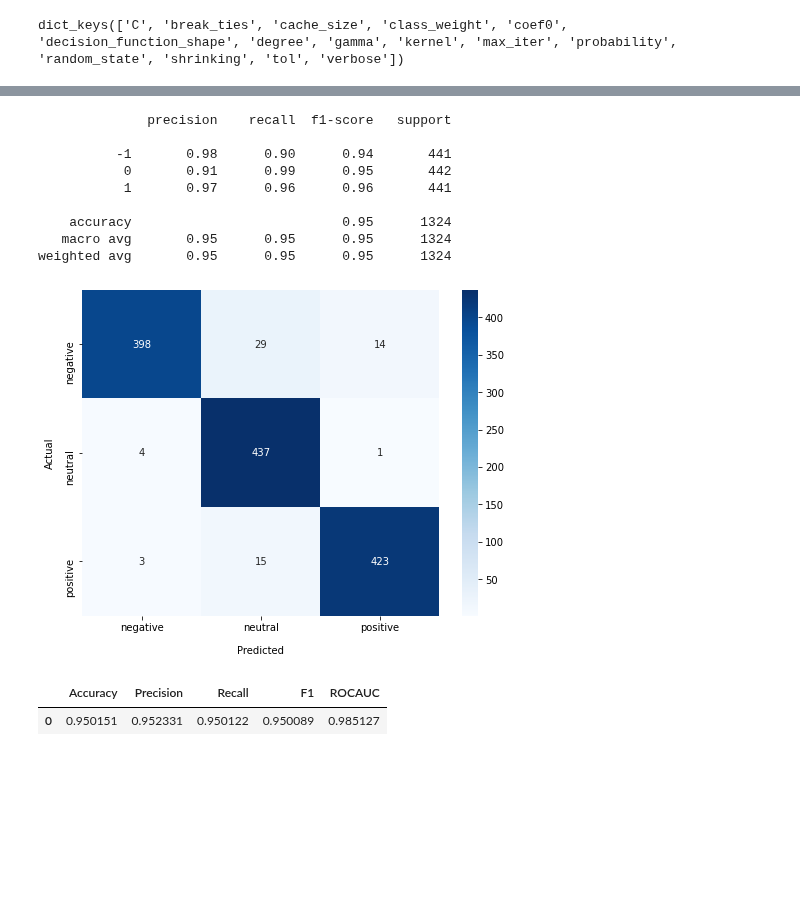
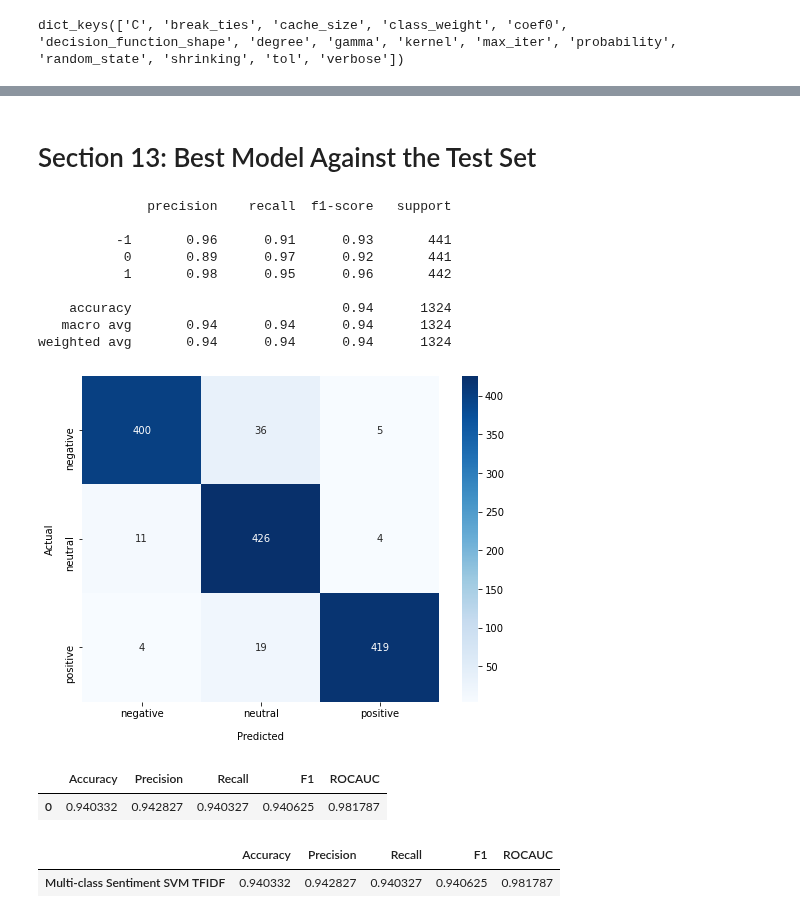
Before and after one commit to Auckland68/Arun-Travel-Reviews-Analysis, a Jupyter notebook: AspectSentimentModels/Models/Notebook13(c)SentimentPredictiveModelMachineLearningMultiClass.ipynb, the cells around one changed output, grey strips where cells are left out. Drawn from its saved outputs; the diff is of its cells as text; code cells hidden in the pictures; blank space fills up the shorter version.

```diff
--- a/AspectSentimentModels/Models/Notebook13(c)SentimentPredictiveModelMachineLearningMultiClass.ipynb
+++ b/AspectSentimentModels/Models/Notebook13(c)SentimentPredictiveModelMachineLearningMultiClass.ipynb
@@ -434,6 +432,7 @@ def prediction(model,X_train,y_train,X_val,y_val):
                                   )
 
     plt.show()
+    return prediction.results
 # %% [markdown]
 ## Feature Presence
 # %% [markdown]
@@ -1121,7 +1120,7 @@ dict_keys(['C', 'break_ties', 'cache_size', 'class_weight', 'coef0', 'decision_f
 # Using feature presence - no need to use weighting as balanced classes but one versus rest roc auc score as multiclass
 # cv reduced to 5 as model struggling to run
 params = {'C': [0.1,1, 10, 100], 'gamma': [1,0.1,0.01,0.001],'kernel': ['rbf', 'poly', 'sigmoid','linear']}
-clf = GridSearchCV(best_model,param_grid = params, cv = 5, scoring = 'roc_auc_ovr')
+clf = GridSearchCV(best_model,param_grid = params, cv = 5, scoring = 'accuracy')
 # %%
 clf.fit(X_train_fp,y_train)
 # %% [output]
@@ -1150,22 +1166,28 @@ best_model = SVC(C=100, gamma=0.01,kernel='rbf', probability = True)
+# %% [markdown]
+# Section 13: Best Model Against the Test Set
 # %%
 prediction(best_model,X_train_fp,y_train,X_test_fp,y_test)
+best_model_test_results = prediction.results
+best_model_test_results
 # %% [output]
               precision    recall  f1-score   support
 
-          -1       0.98      0.90      0.94       441
-           0       0.91      0.99      0.95       442
-           1       0.97      0.96      0.96       441
+          -1       0.96      0.91      0.93       441
+           0       0.89      0.97      0.92       441
+           1       0.98      0.95      0.96       442
 
-    accuracy                           0.95      1324
-   macro avg       0.95      0.95      0.95      1324
-weighted avg       0.95      0.95      0.95      1324
+    accuracy                           0.94      1324
+   macro avg       0.94      0.94      0.94      1324
+weighted avg       0.94      0.94      0.94      1324
-[figure, old version]
+[figure, new version]
+|  | Accuracy | Precision | Recall | F1 | ROCAUC |
+| 0 | 0.940332 | 0.942827 | 0.940327 | 0.940625 | 0.981787 |
-# %%
-best_model_results = prediction.results
-best_model_results
-# %% [output]
-|  | Accuracy | Precision | Recall | F1 | ROCAUC |
-| 0 | 0.950151 | 0.952331 | 0.950122 | 0.950089 | 0.985127 |
+# %%
+a = pd.DataFrame({"Accuracy":0.940332,"Precision":0.942827,"Recall":0.940327,"F1":0.940625,"ROCAUC":0.981787},index = ["Multi-class Sentiment SVM TFIDF"])
+a
+# %% [output]
+|  | Accuracy | Precision | Recall | F1 | ROCAUC |
+| Multi-class Sentiment SVM TFIDF | 0.940332 | 0.942827 | 0.940327 | 0.940625 | 0.981787 |
 # %%
 filename = 'multiclasssentiment_model.sav'
 pickle.dump(best_model, open(filename, 'wb'))
```
Also changed, not shown: parts of 73 cells of this notebook.
